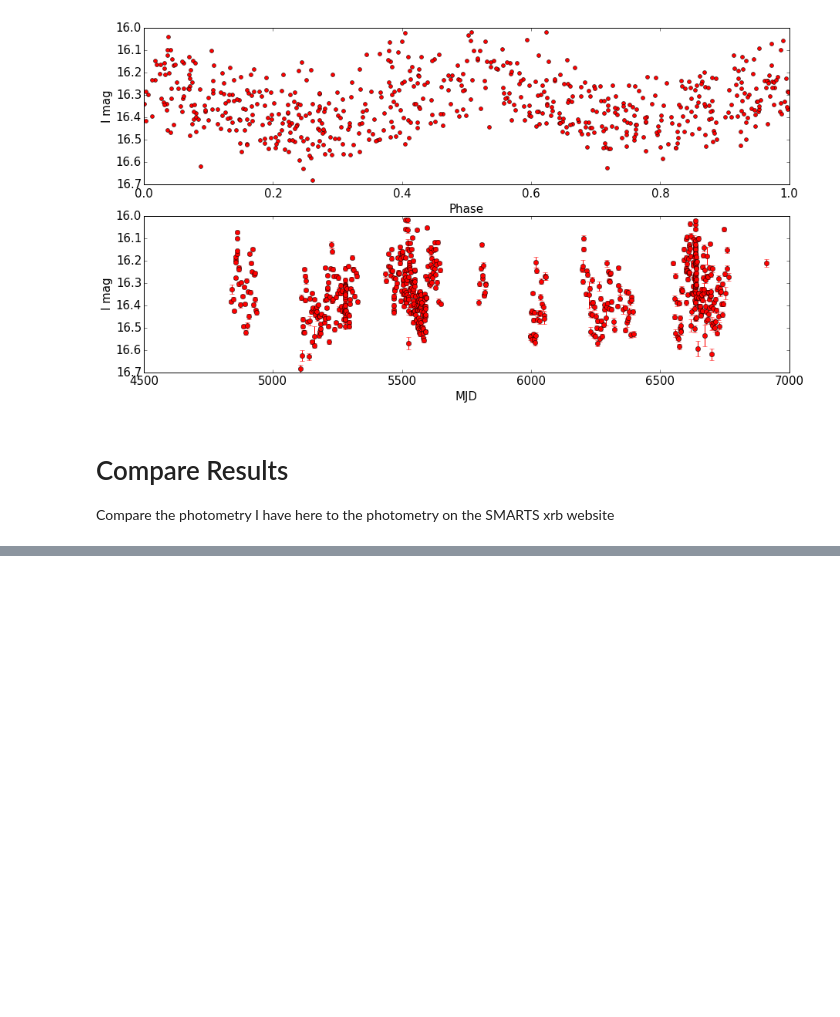
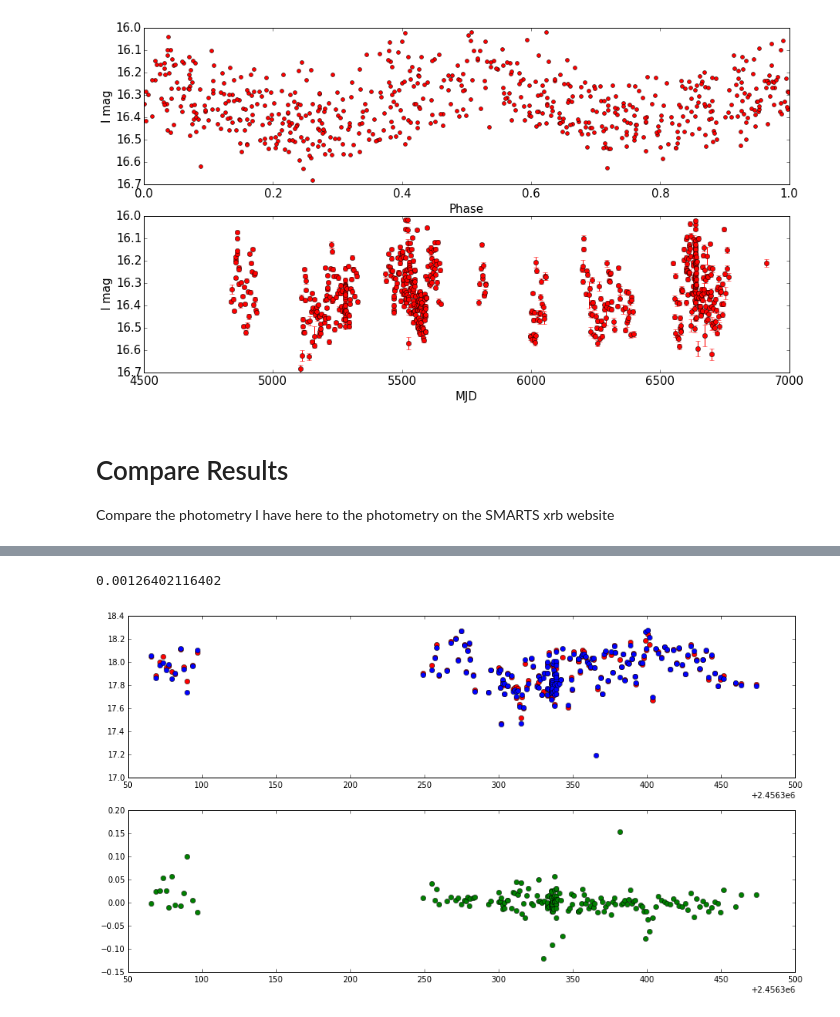
Before and after one commit to ih64/A0620, a Jupyter notebook: Untitled.ipynb, the cells around one changed output, grey strips where cells are left out. Cells and saved outputs as stored; diff of their text form; code cells hidden in the pictures; blank space fills up the shorter version.

```diff
--- a/Untitled.ipynb
+++ b/Untitled.ipynb
@@ -340,0 +321,5 @@ IHB
+# %%
+residuals(IHV,MCtab,'V')
+# %% [output]
+0.00126402116402
+[figure, added]
```
Also changed, not shown: parts of 8 cells of this notebook, 9 other files.
